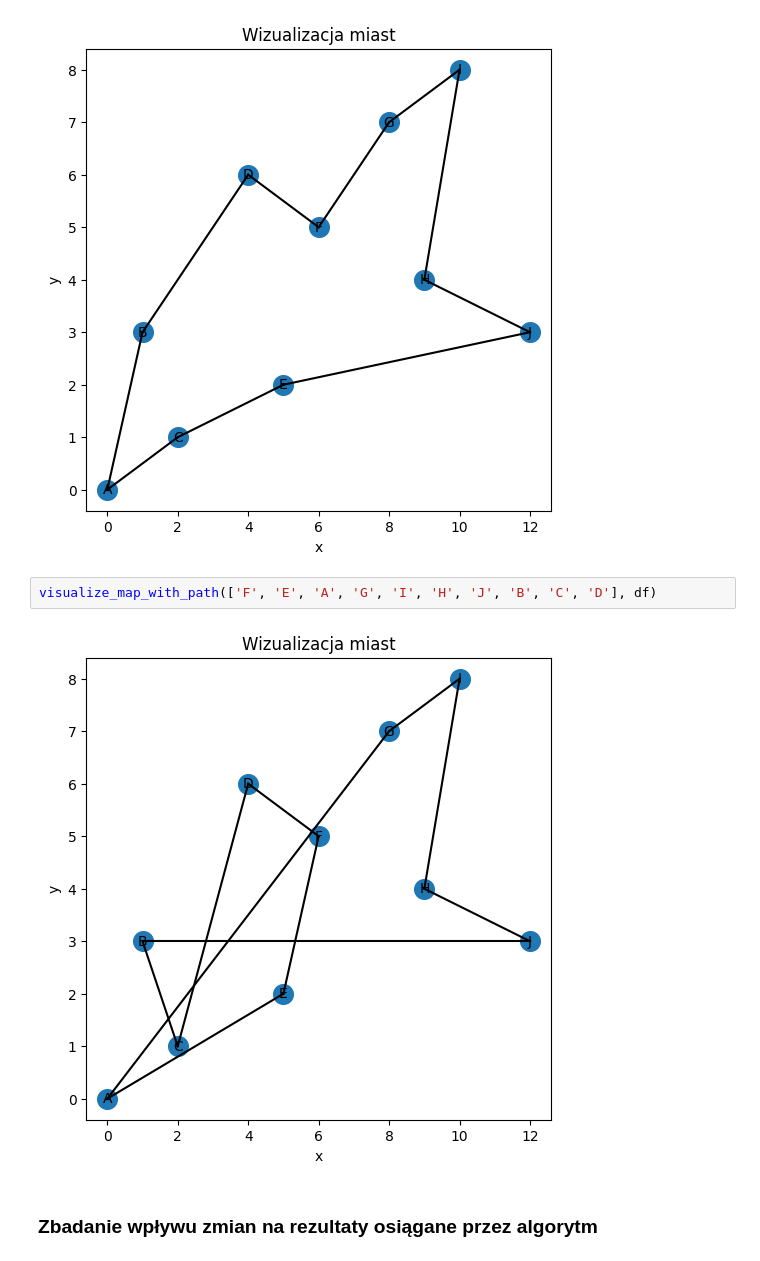
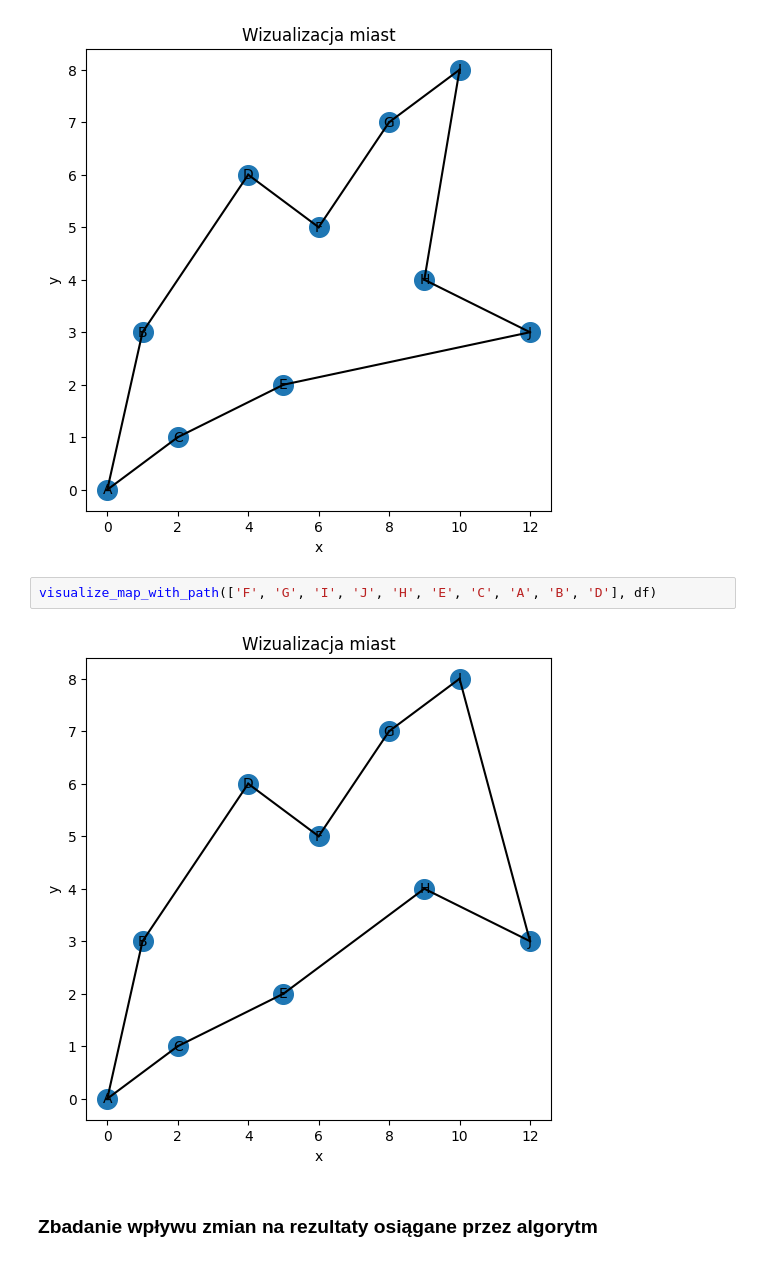
Before and after one commit to kzaleskaa/artificial-intelligence-introduction, a Jupyter notebook: 02-genetic-algorithm/solution.ipynb, the cells around one changed output. Drawn from its saved outputs; the diff is of its cells as text.

```diff
--- a/02-genetic-algorithm/solution.ipynb
+++ b/02-genetic-algorithm/solution.ipynb
@@ -446,9 +462,9 @@ visualize_map_with_path(['I', 'H', 'J', 'E', 'C', 'A', 'B', 'D', 'F', 'G'], df)
 # %% [output]
 [figure]
 # %%
-visualize_map_with_path(['F', 'E', 'A', 'G', 'I', 'H', 'J', 'B', 'C', 'D'], df)
+visualize_map_with_path(['F', 'G', 'I', 'J', 'H', 'E', 'C', 'A', 'B', 'D'], df)
 # %% [output]
-[figure, old version]
+[figure, new version]
 # %% [markdown]
 ### Zbadanie wpływu zmian na rezultaty osiągane przez algorytm
 # %% [markdown]
```
Also changed, not shown: parts of 3 cells of this notebook.
